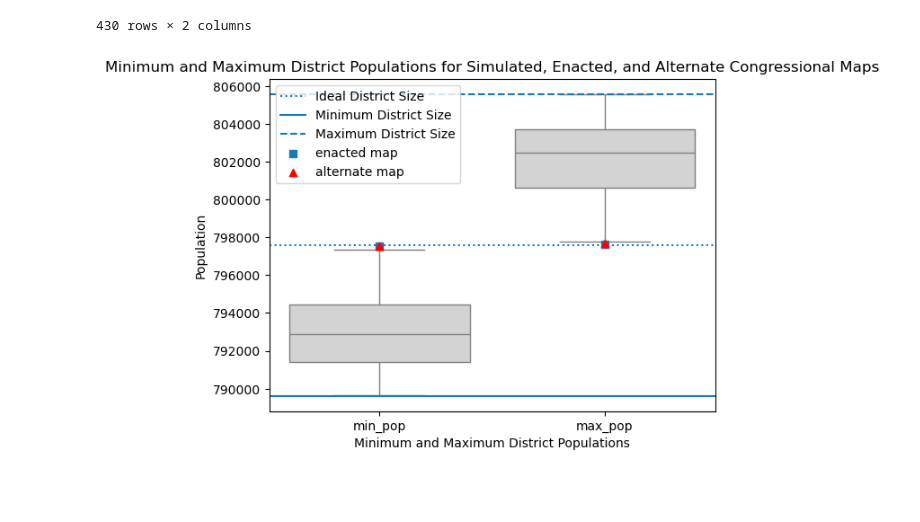
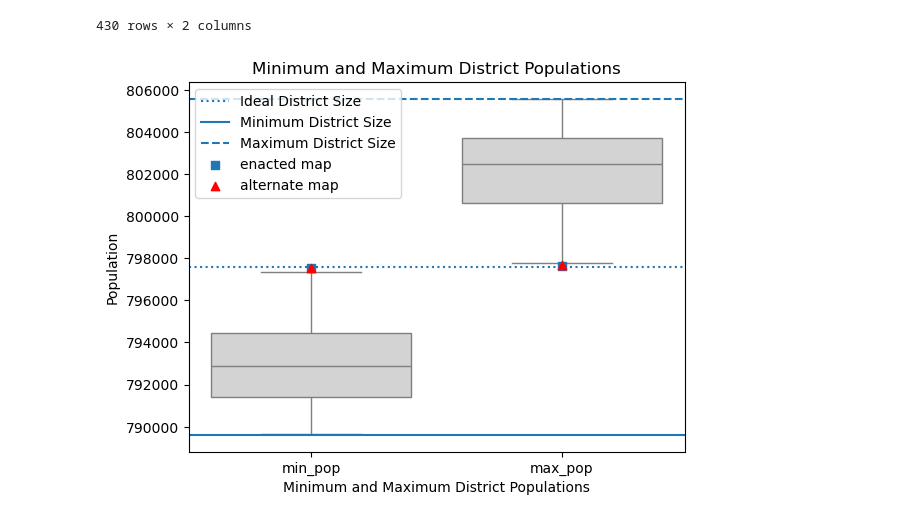
Before and after one commit to stefaniegwangphd/ia-redistricting, a Jupyter notebook: simulation_map_analysis.ipynb, the cells around one changed output. Saved outputs shown, nothing was run; the diff lists cells and outputs as text; code cells hidden in the pictures; blank space fills up the shorter version.

Commit message:
shorten boxplot title

```diff
--- a/simulation_map_analysis.ipynb
+++ b/simulation_map_analysis.ipynb
@@ -454,27 +454,27 @@ dist_pop_df
 # %%
 pops = map_pops['measure']
 enacted_pops = map_pops['enacted']
 alt_pops = map_pops['alternate']
 min_district=ideal_population*.99
 max_district=ideal_population*1.01
 
 simulated_pop_metric =dist_pop_df['min_max']
 simulated_dist_populations = dist_pop_df['population']
 
 sns.boxplot(x=simulated_pop_metric, y=simulated_dist_populations,color='lightgray',  zorder=1)
 
 # compactness_analysis_df.boxplot(column=['min_pop', 'max_pop'], rot=30, zorder=1, positions=range(2))
 plt.axhline(ideal_population, linestyle='dotted', label='Ideal District Size')
 plt.axhline(min_district, label='Minimum District Size', linestyle='solid')
 plt.axhline(max_district, label='Maximum District Size', linestyle='--')
 plt.scatter(x=pops, y=enacted_pops, marker=',', label='enacted map', zorder=2)
 plt.scatter(x=pops, y=alt_pops, marker='^', color='red', label='alternate map', zorder=3)
 plt.xlabel('Minimum and Maximum District Populations')
 plt.ylabel('Population')
-plt.title('Minimum and Maximum District Populations for Simulated, Enacted, and Alternate Congressional Maps')
+plt.title('Minimum and Maximum District Populations')
 plt.legend(loc='upper left')
 plt.savefig('./images_for_paper/min_max_dist_pops.png')
 # maps_df.plot.scatter(x='measure', y='enacted', zorder=2)
 plt.show()
 # %% [output]
-[figure, old version]
+[figure, new version]
```
Also changed, not shown: 1 other file.
